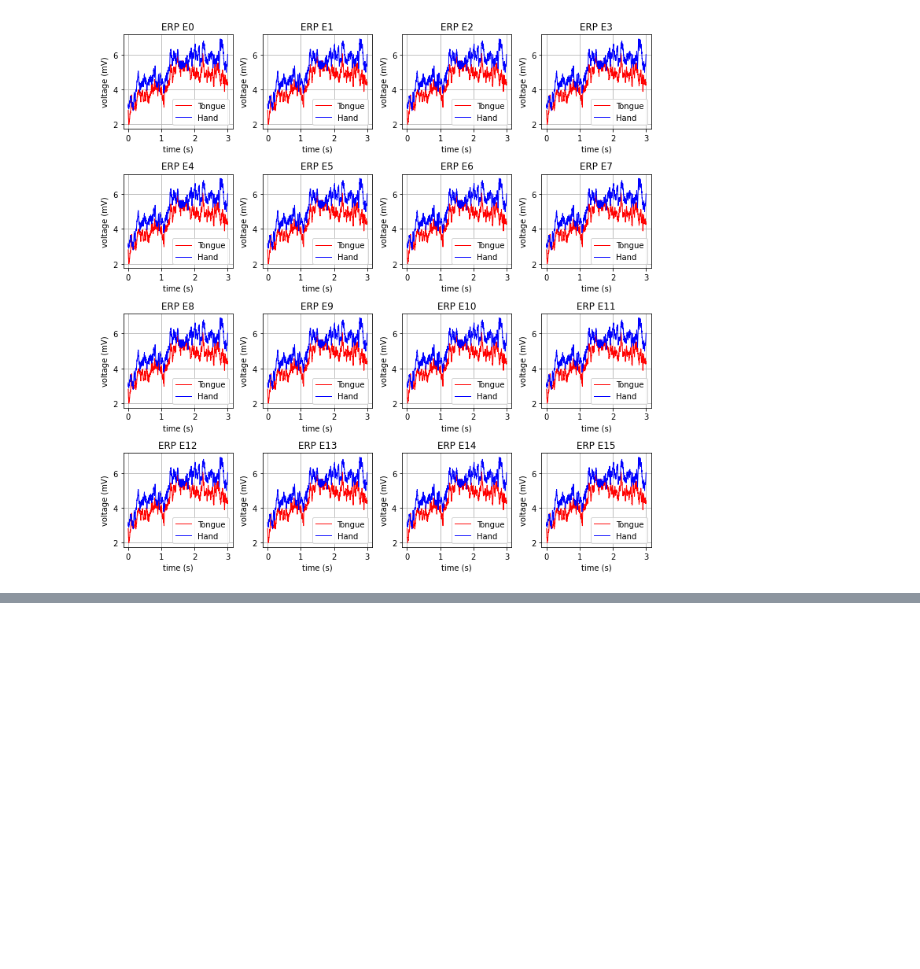
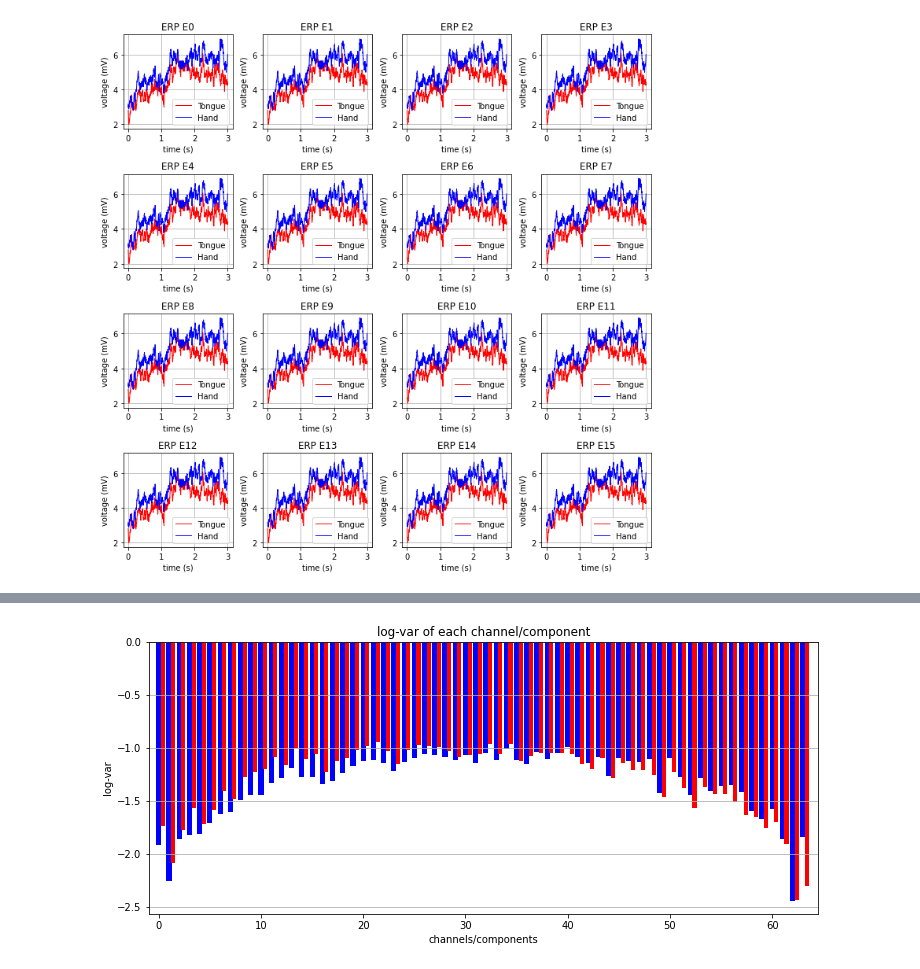
Before and after one commit to ritkat/PLOTS_ERP, a Jupyter notebook: PLOTS_ERP.ipynb, the cells around one changed output, grey strips where cells are left out. Drawn from its saved outputs; the diff is of its cells as text; code cells hidden in the pictures; blank space fills up the shorter version.

```diff
--- a/PLOTS_ERP.ipynb
+++ b/PLOTS_ERP.ipynb
@@ -330,0 +394,5 @@ plot.tight_layout()
+# %%
+# Calculate the log(var) of the trials
+def logvar(trials):
+
+    return np.log(np.var(trials, axis=1))
@@ -330,0 +491,12 @@ plot.tight_layout()
+# %%
+
+# Apply the functions
+W = csp(data_2_hand, data_2_tung)
+trials_csp = {"cl1": apply_mix(W, data_2_hand),
+              "cl2": apply_mix(W, data_2_tung)}
+# %%
+trials_logvar = {"cl1": logvar(trials_csp["cl1"]),
+                 "cl2": logvar(trials_csp["cl2"])}
+plot_logvar(trials_logvar)
+# %% [output]
+[figure, added]
```
Also changed, not shown: parts of 18 cells of this notebook.
